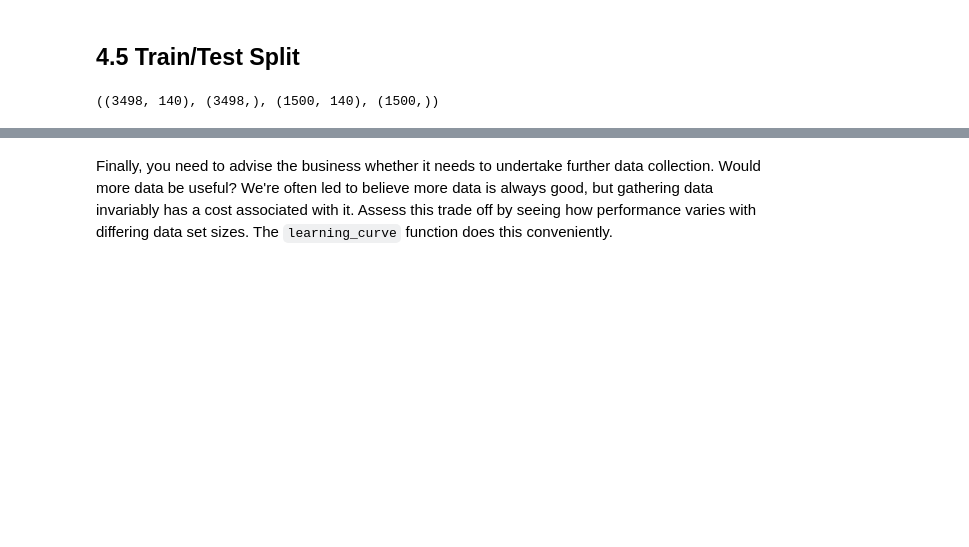
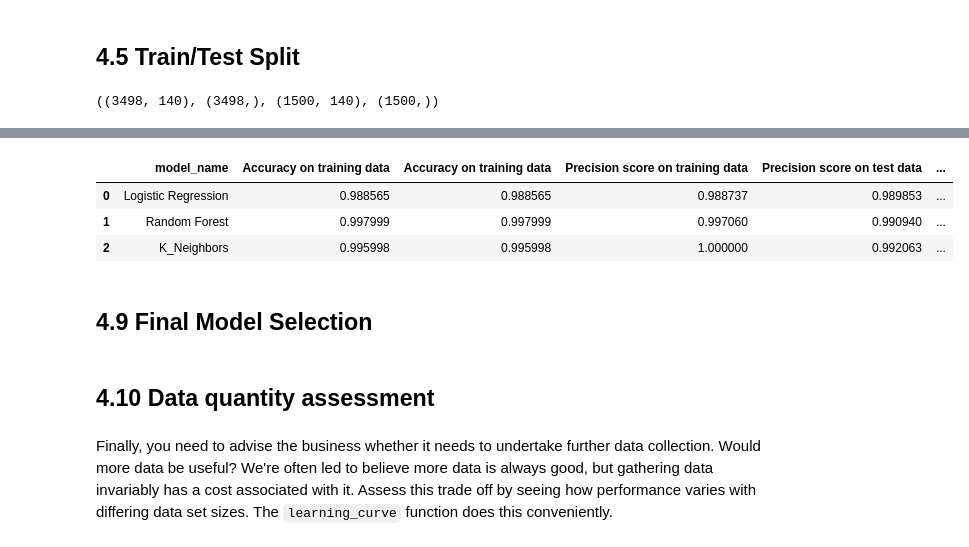
Before and after one commit to azarbarzin/Springboard, a Jupyter notebook: Capstone Project 2/Notebooks/04_preprocessing_and_training.ipynb, the cells around one changed output, grey strips where cells are left out. Saved outputs shown, nothing was run; the diff lists cells and outputs as text; code cells hidden in the pictures; blank space fills up the shorter version.

```diff
--- a/Capstone Project 2/Notebooks/04_preprocessing_and_training.ipynb
+++ b/Capstone Project 2/Notebooks/04_preprocessing_and_training.ipynb
@@ -138,6 +121,0 @@ To be able to truly understand and then improve our model’s performance, we fi
-# %%
-#Fit the dummy classifier on the training data
-dummy_clf = DummyClassifier(random_state=42)
-dummy_clf.fit(X_train, y_train)
-y_te_pred = dummy_clf.predict(X_test)
-y_tr_pred = dummy_clf.predict(X_train)
@@ -585,3 +287,14 @@ The LightGBM model is selected as the model because of:
+# %%
+df_results
+# %% [output]
+|  | model_name | Accuracy on training data | Accuracy on training data | Precision score on training data | Precision score on test data | ... |
+| 0 | Logistic Regression | 0.988565 | 0.988565 | 0.988737 | 0.989853 | ... |
+| 1 | Random Forest | 0.997999 | 0.997999 | 0.997060 | 0.990940 | ... |
+| 2 | K_Neighbors | 0.995998 | 0.995998 | 1.000000 | 0.992063 | ... |
+# %% [markdown]
+## 4.9 Final Model Selection<a id='4.9_Final_Model_Selection'></a>
+# %% [markdown]
+## 4.10 Data quantity assessment<a id='4.10_Data_quantity_assessment'></a>
 # %% [markdown]
 Finally, you need to advise the business whether it needs to undertake further data collection. Would more data be useful? We're often led to believe more data is always good, but gathering data invariably has a cost associated with it. Assess this trade off by seeing how performance varies with differing data set sizes. The `learning_curve` function does this conveniently.
 # %%
```
Also changed, not shown: parts of 101 cells of this notebook, 6 other files.
